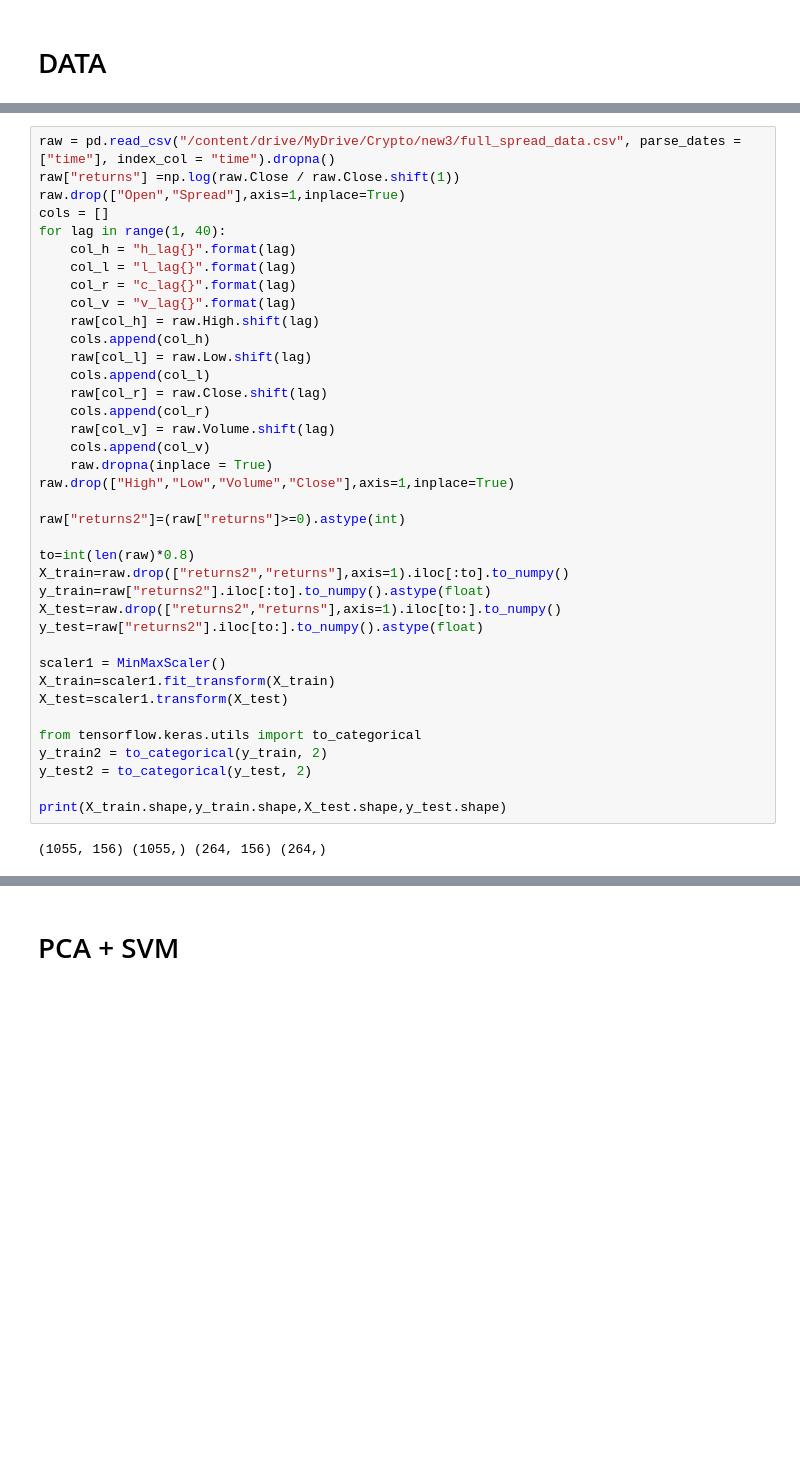
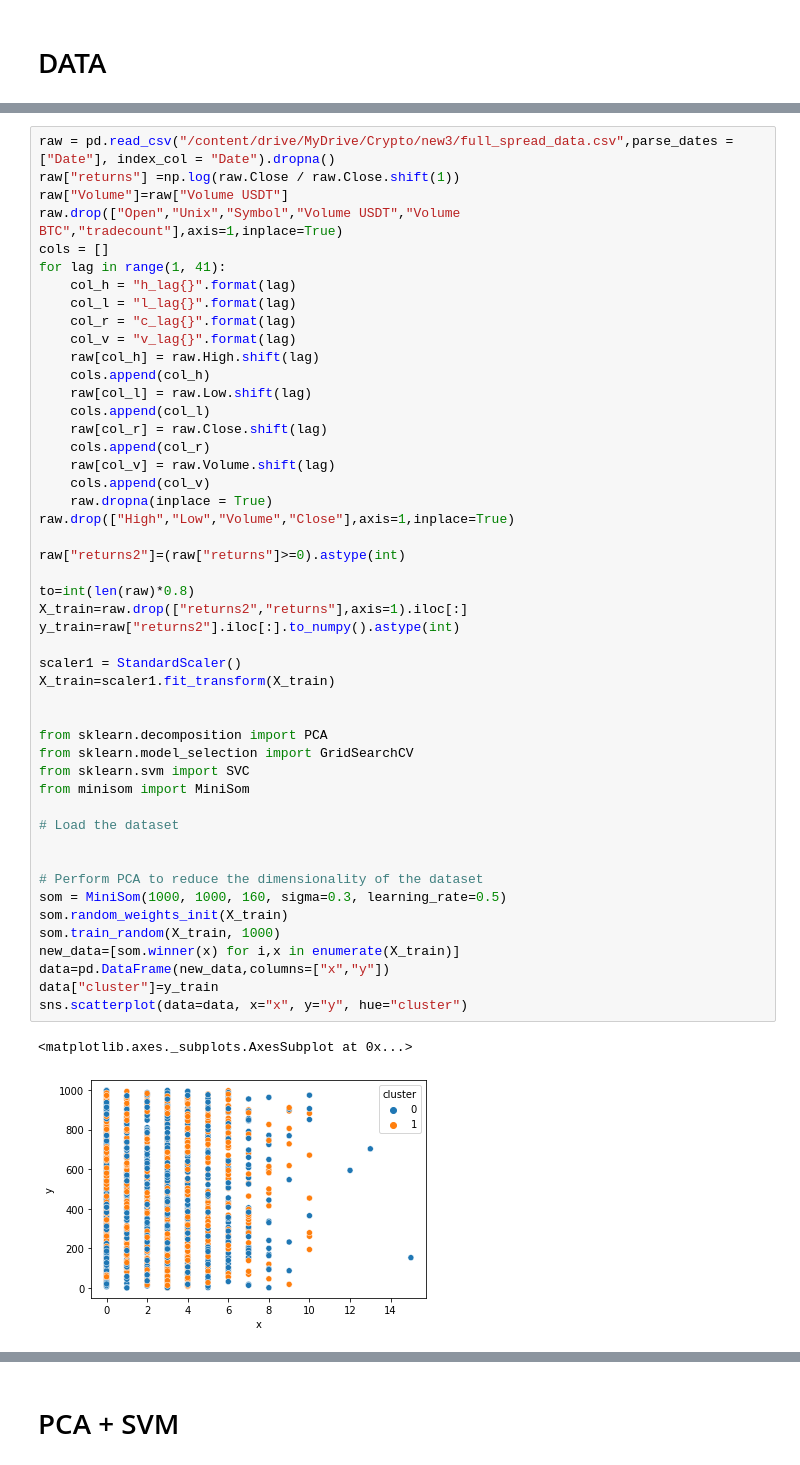
Before and after one commit to csabi0312/crypto-svm, a Jupyter notebook: crypto14.ipynb, the cells around one changed output, grey strips where cells are left out. Drawn from its saved outputs; the diff is of its cells as text; blank space fills up the shorter version.

```diff
--- a/crypto14.ipynb
+++ b/crypto14.ipynb
@@ -171,40 +143,51 @@ from rich.progress import track
 # %%
-raw = pd.read_csv("/content/drive/MyDrive/Crypto/new3/full_spread_data.csv", parse_dates = ["time"], index_col = "time").dropna()
+raw = pd.read_csv("/content/drive/MyDrive/Crypto/new3/full_spread_data.csv",parse_dates = ["Date"], index_col = "Date").dropna()
 raw["returns"] =np.log(raw.Close / raw.Close.shift(1))
-raw.drop(["Open","Spread"],axis=1,inplace=True)
+raw["Volume"]=raw["Volume USDT"]
+raw.drop(["Open","Unix","Symbol","Volume USDT","Volume BTC","tradecount"],axis=1,inplace=True)
 cols = []
-for lag in range(1, 40):
+for lag in range(1, 41):
     col_h = "h_lag{}".format(lag)
     col_l = "l_lag{}".format(lag)
     col_r = "c_lag{}".format(lag)
     col_v = "v_lag{}".format(lag)
     raw[col_h] = raw.High.shift(lag)
     cols.append(col_h)
     raw[col_l] = raw.Low.shift(lag)
     cols.append(col_l)
     raw[col_r] = raw.Close.shift(lag)
     cols.append(col_r)
     raw[col_v] = raw.Volume.shift(lag)
     cols.append(col_v)
     raw.dropna(inplace = True)
 raw.drop(["High","Low","Volume","Close"],axis=1,inplace=True)
 
 raw["returns2"]=(raw["returns"]>=0).astype(int)
 
 to=int(len(raw)*0.8)
-X_train=raw.drop(["returns2","returns"],axis=1).iloc[:to].to_numpy()
-y_train=raw["returns2"].iloc[:to].to_numpy().astype(float)
-X_test=raw.drop(["returns2","returns"],axis=1).iloc[to:].to_numpy()
-y_test=raw["returns2"].iloc[to:].to_numpy().astype(float)
+X_train=raw.drop(["returns2","returns"],axis=1).iloc[:]
+y_train=raw["returns2"].iloc[:].to_numpy().astype(int)
 
-scaler1 = MinMaxScaler()
+scaler1 = StandardScaler()
 X_train=scaler1.fit_transform(X_train)
-X_test=scaler1.transform(X_test)
 
-from tensorflow.keras.utils import to_categorical
-y_train2 = to_categorical(y_train, 2)
-y_test2 = to_categorical(y_test, 2)
 
-print(X_train.shape,y_train.shape,X_test.shape,y_test.shape)
+from sklearn.decomposition import PCA
+from sklearn.model_selection import GridSearchCV
+from sklearn.svm import SVC
+from minisom import MiniSom
+
+# Load the dataset
+
+
+# Perform PCA to reduce the dimensionality of the dataset
+som = MiniSom(1000, 1000, 160, sigma=0.3, learning_rate=0.5)
+som.random_weights_init(X_train)
+som.train_random(X_train, 1000)
+new_data=[som.winner(x) for i,x in enumerate(X_train)]
+data=pd.DataFrame(new_data,columns=["x","y"])
+data["cluster"]=y_train
+sns.scatterplot(data=data, x="x", y="y", hue="cluster")
 # %% [output]
-(1055, 156) (1055,) (264, 156) (264,)
+<matplotlib.axes._subplots.AxesSubplot at 0x...>
+[figure, added]
```
Also changed, not shown: parts of 18 cells of this notebook.
